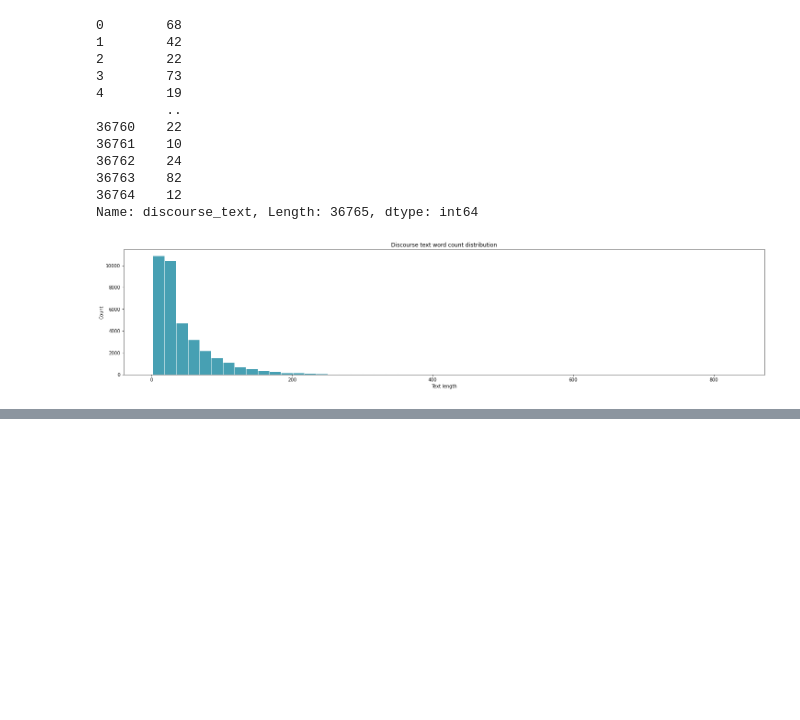
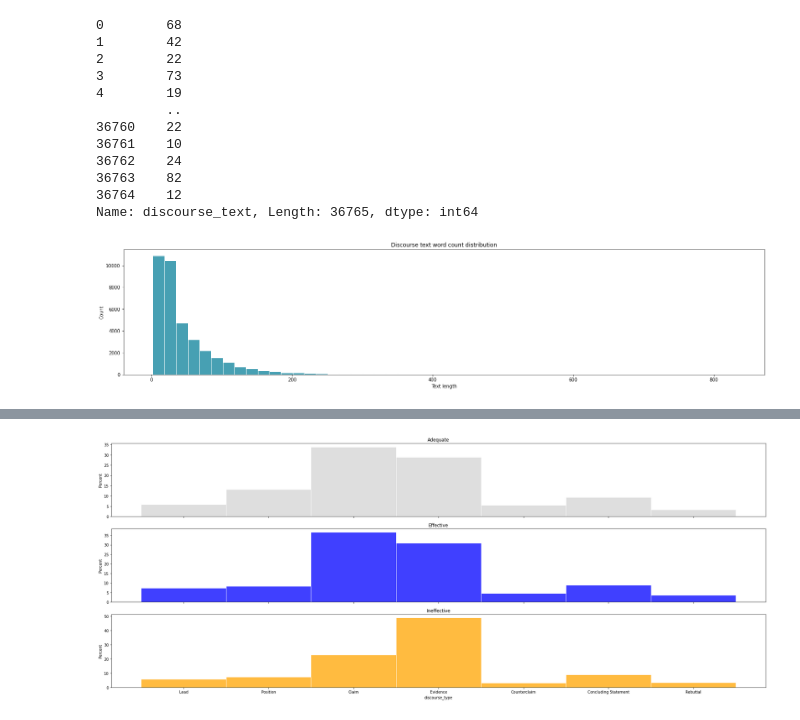
Before and after one commit to tripnv/fbp-kaggle, a Jupyter notebook: eda.ipynb, the cells around one changed output, grey strips where cells are left out. Saved outputs shown, nothing was run; the diff lists cells and outputs as text; code cells hidden in the pictures; blank space fills up the shorter version.

Commit message:
added couple charts wrt effectiveness/type

```diff
--- a/eda.ipynb
+++ b/eda.ipynb
@@ -264,0 +283,13 @@ plt.show()
+# %%
+fig,axs = plt.subplots(nrows = train.discourse_effectiveness.nunique(), ncols = 1,figsize= (25,10), sharex = True)
+
+colors = ['lightgray', 'blue', 'orange']
+
+for idx, eff in enumerate(['Adequate', 'Effective', 'Ineffective']):
+    sns.histplot(train[train.loc[:, 'discourse_effectiveness'] == eff].discourse_type, ax = axs[idx], stat = 'percent', label=eff, edgecolor = 'white', color = colors[idx]).set_title(eff)
+
+
+plt.tight_layout()
+plt.show()
+# %% [output]
+[figure, added]
```
Also changed, not shown: parts of 6 cells of this notebook.
